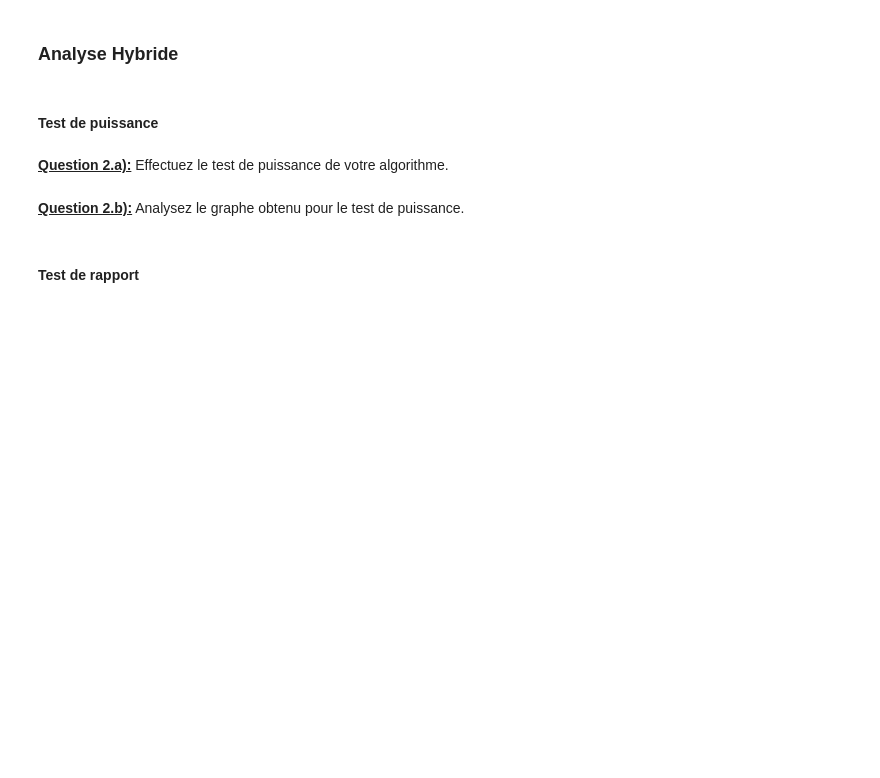
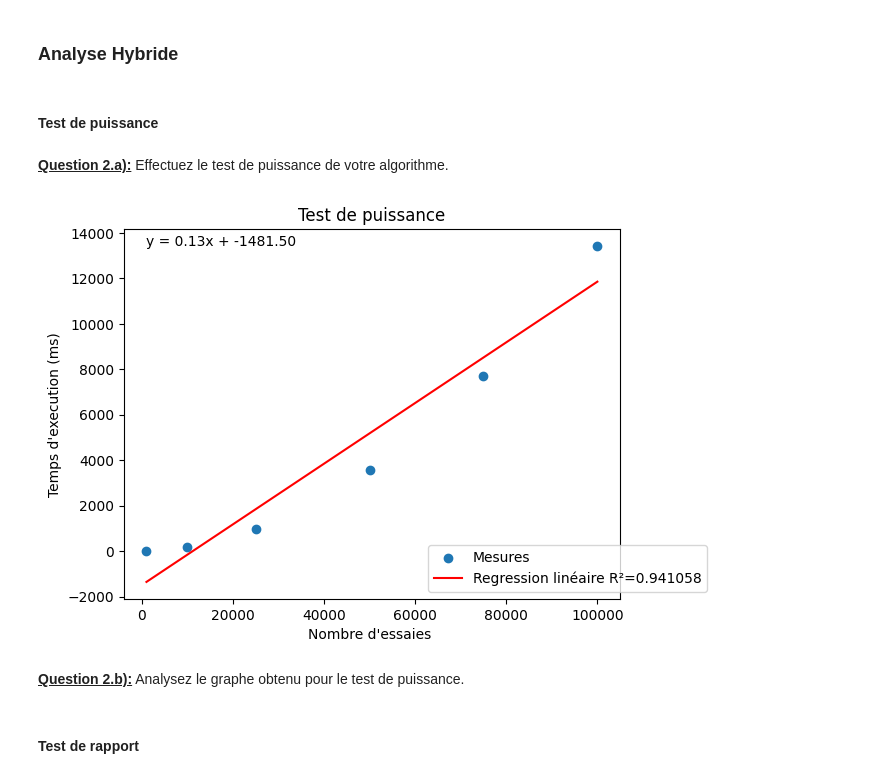
Before and after one commit to PageotM/INF8775_TP1, a Jupyter notebook: tp1_squelette.ipynb, the cells around one changed output. Cells and saved outputs as stored; diff of their text form; code cells hidden in the pictures; blank space fills up the shorter version.

Commit message:
miaw miaw

```diff
--- a/tp1_squelette.ipynb
+++ b/tp1_squelette.ipynb
@@ -463,20 +463,21 @@ import random as rand
 import copy
 toSort = [rand.randint(0, 1000) for i in range(10)]
 def quick_sort(original: list[int]) -> list[int]:
-    if len(original) < 2: #finished
-        return original
+    miaw = copy.deepcopy(original)
+    if len(miaw) < 2: #finished
+        return miaw
     else:
-        pivotIndex = rand.randint(0, len(original) - 1)
-        pivot = original[pivotIndex]
-        original.pop(pivotIndex)
+        pivotIndex = rand.randint(0, len(miaw) - 1)
+        pivot = miaw[pivotIndex]
+        miaw.pop(pivotIndex)
         greater = list()
         lower = list()
 
-        for index in range(len(original)):
-            if original[index] <= pivot:
-                lower.append(original[index])
+        for index in range(len(miaw)):
+            if miaw[index] <= pivot:
+                lower.append(miaw[index])
             else:
-                greater.append(original[index])
+                greater.append(miaw[index])
         return quick_sort(lower) + [pivot] + quick_sort(greater)
 is_valid_solution(toSort,quick_sort(copy.deepcopy(toSort)))
 # %% [output]
@@ -500,0 +493,3 @@ AttributeError: 'int' object has no attribute 'size'
+# %%
+# TODO take measurements
+measures = measure_range(quick_sort, make_problems(sizes=[1000, 1000, 1000, 10000, 10000, 10000, 25000, 25000, 25000,50000, 50000, 50000, 75000, 75000, 75000, 100000,100000, 100000],max_numbers=[150]))
@@ -509,3 +524,14 @@ AttributeError: 'int' object has no attribute 'size'
+# %%
+# TODO Test de puissance
+def make_dict(measures) -> dict[int, int]:
+    measures_as_dict= dict()
+    for measure in measures:
+        measures_as_dict[measure.size] = measure.mean
+    return measures_as_dict
+miaw = make_dict(measures)
+test_de_puissance(miaw, "Nombre d'essaies ", "Temps d'execution (ms)")
+# %% [output]
+[figure, added]
 # %% [markdown]
 <u>**Question 2.b):**</u> Analysez le graphe obtenu pour le test de puissance.
 # %% [markdown]
```
Also changed, not shown: parts of 8 cells of this notebook.
